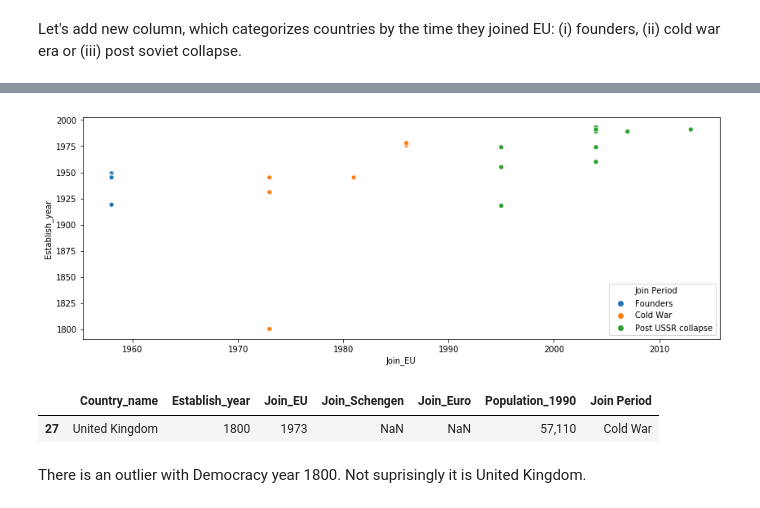
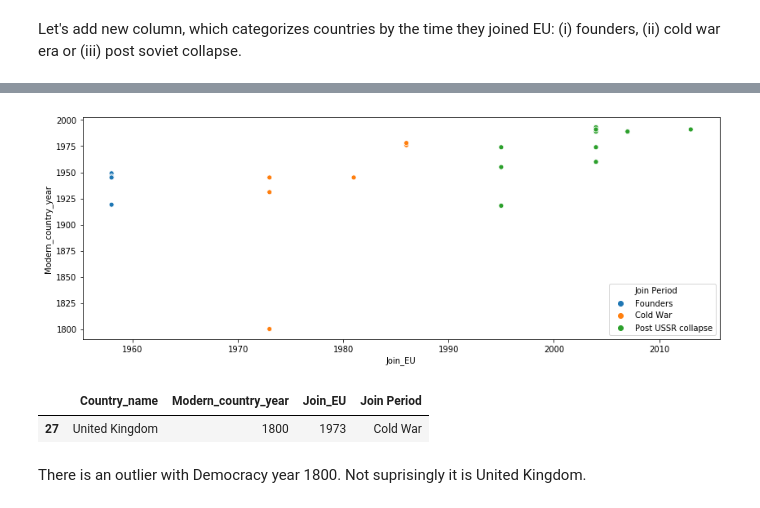
Before and after one commit to TK-Problem/lithuania_2019_election, a Jupyter notebook: election_analysis.ipynb, the cells around one changed output, grey strips where cells are left out. Saved outputs shown, nothing was run; the diff lists cells and outputs as text; code cells hidden in the pictures.

```diff
--- a/election_analysis.ipynb
+++ b/election_analysis.ipynb
@@ -58,16 +60,16 @@ df_EU_members.head()
 # %%
 fig, ax = plt.subplots(figsize=(14, 5))
-ax = sns.scatterplot(x="Join_EU", y="Establish_year", hue="Join Period", data=df_EU_members,
+ax = sns.scatterplot(x="Join_EU", y="Modern_country_year", hue="Join Period", data=df_EU_members,
                      y_jitter=.2, hue_order=["Founders", "Cold War", "Post USSR collapse"]);
 
 ax.legend(loc=4);
 # %% [output]
-[figure, old version]
+[figure, new version]
 # %%
-df_EU_members[df_EU_members.Establish_year <1900]
+df_EU_members[df_EU_members.Modern_country_year <1900]
 # %% [output]
-|  | Country_name | Establish_year | Join_EU | Join_Schengen | Join_Euro | Population_1990 | Join Period |
-| 27 | United Kingdom | 1800 | 1973 | NaN | NaN | 57,110 | Cold War |
+|  | Country_name | Modern_country_year | Join_EU | Join Period |
+| 27 | United Kingdom | 1800 | 1973 | Cold War |
 # %% [markdown]
 There is an outlier with Democracy year 1800. Not suprisingly it is United Kingdom.
 # %%
```
Also changed, not shown: parts of 9 cells of this notebook, 3 other files.
